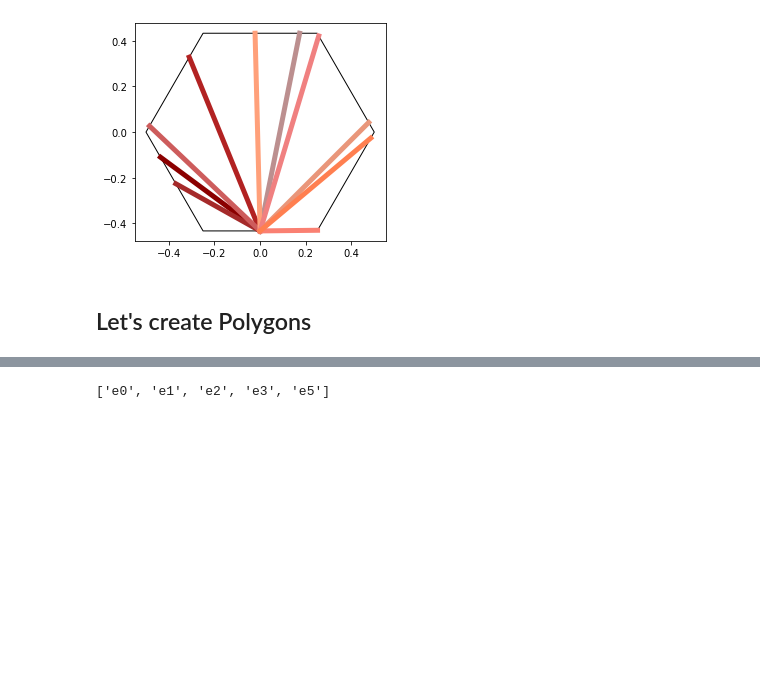
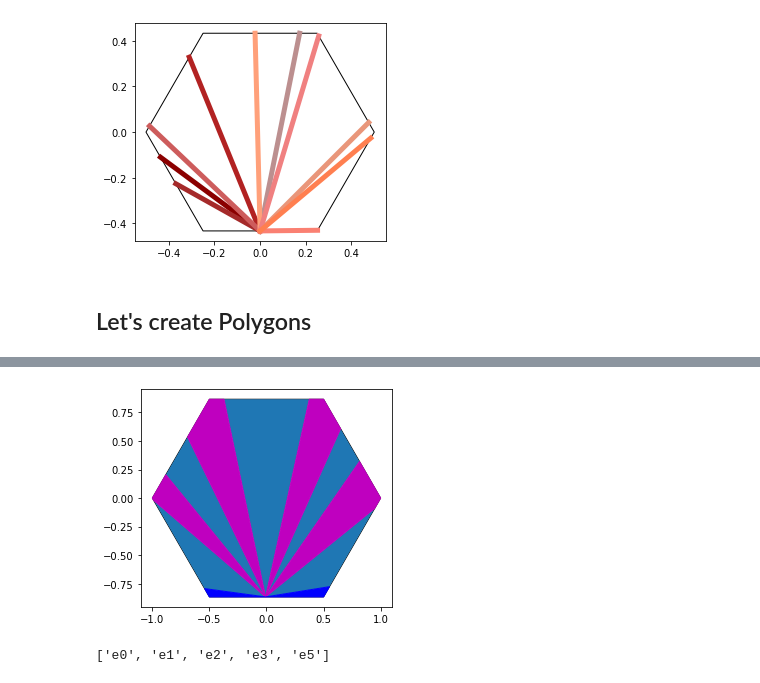
Before and after one commit to Ram-N/hexagons, a Jupyter notebook: 19.0_Example_Japanese_Fans.ipynb, the cells around one changed output, grey strips where cells are left out. Drawn from its saved outputs; the diff is of its cells as text; code cells hidden in the pictures; blank space fills up the shorter version.

```diff
--- a/19.0_Example_Japanese_Fans.ipynb
+++ b/19.0_Example_Japanese_Fans.ipynb
@@ -93 +119,28 @@ plt.axis('scaled');
+# %%
+
+#take every pair of points and form triangles...
+for p in range(0, len(new_pts), 2):
+    #print(new_pts[p], new_pts[p+1])
+    pt_list= [new_pts[p], new_pts[p+1], fb]
+    h0.render_polygon(pt_list, include_center=False, ax=None)
+
+
+vertex = iter(h0.get_verts())
+#take every pair of points that lie on DIFFERENT Edges, take the inbetween vertex, and form quadrilaterals
+np_order = [(9,0), (1,2), (3,4), (5,6)]
+
+for n0, n1 in np_order:
+    pt_list= [new_pts[n0], next(vertex), new_pts[n1], fb]
+    h0.render_polygon(pt_list, include_center=False, ax=None, color='m')
+
+pt_list= [new_pts[7], next(vertex), fb]
+h0.render_polygon(pt_list, include_center=False, ax=None, color='b')
+pt_list= [new_pts[8], next(vertex), fb]
+h0.render_polygon(pt_list, include_center=False, ax=None, color='b')
+
+
+
+plt.axis('scaled');
+# %% [output]
+[figure, added]
 # %%
```
Also changed, not shown: parts of 12 cells of this notebook, 2 other files.
